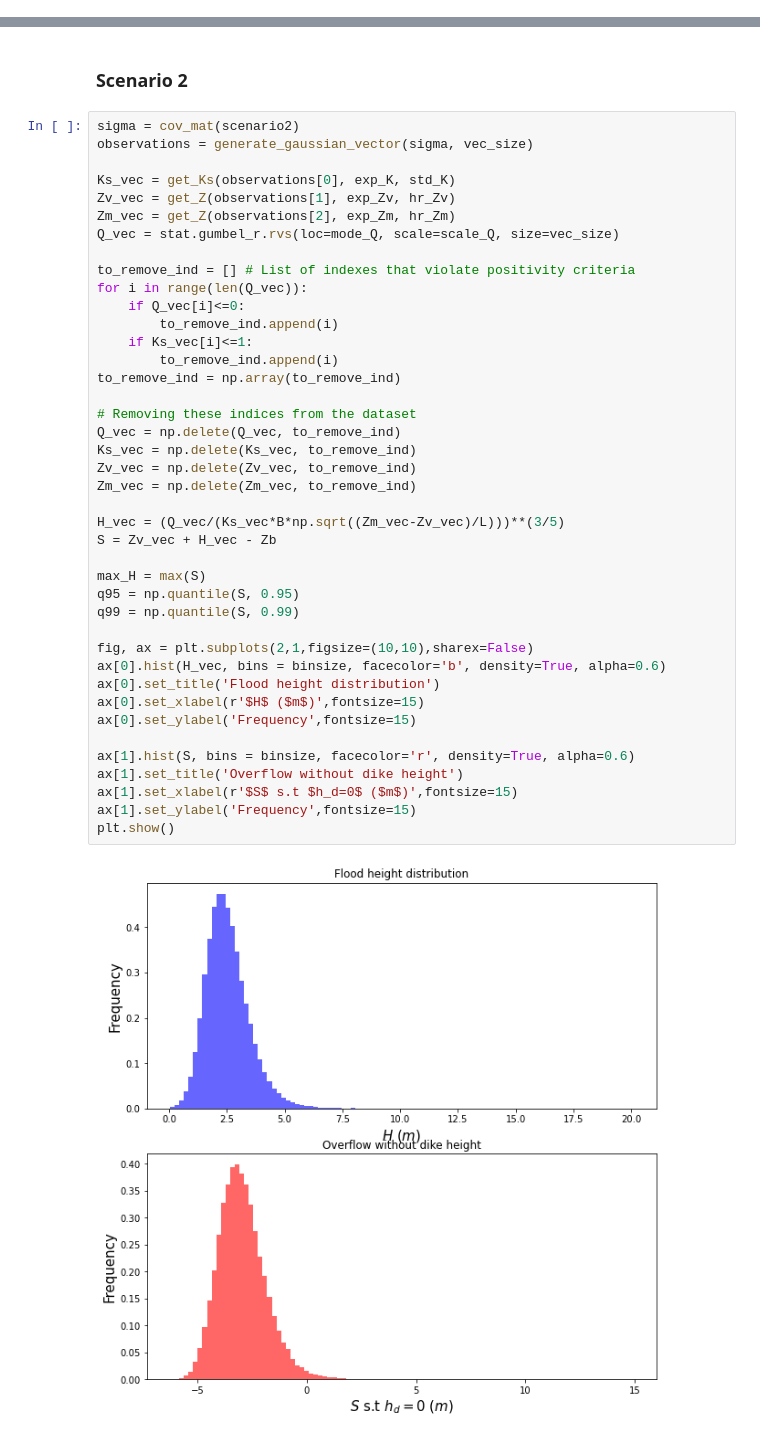
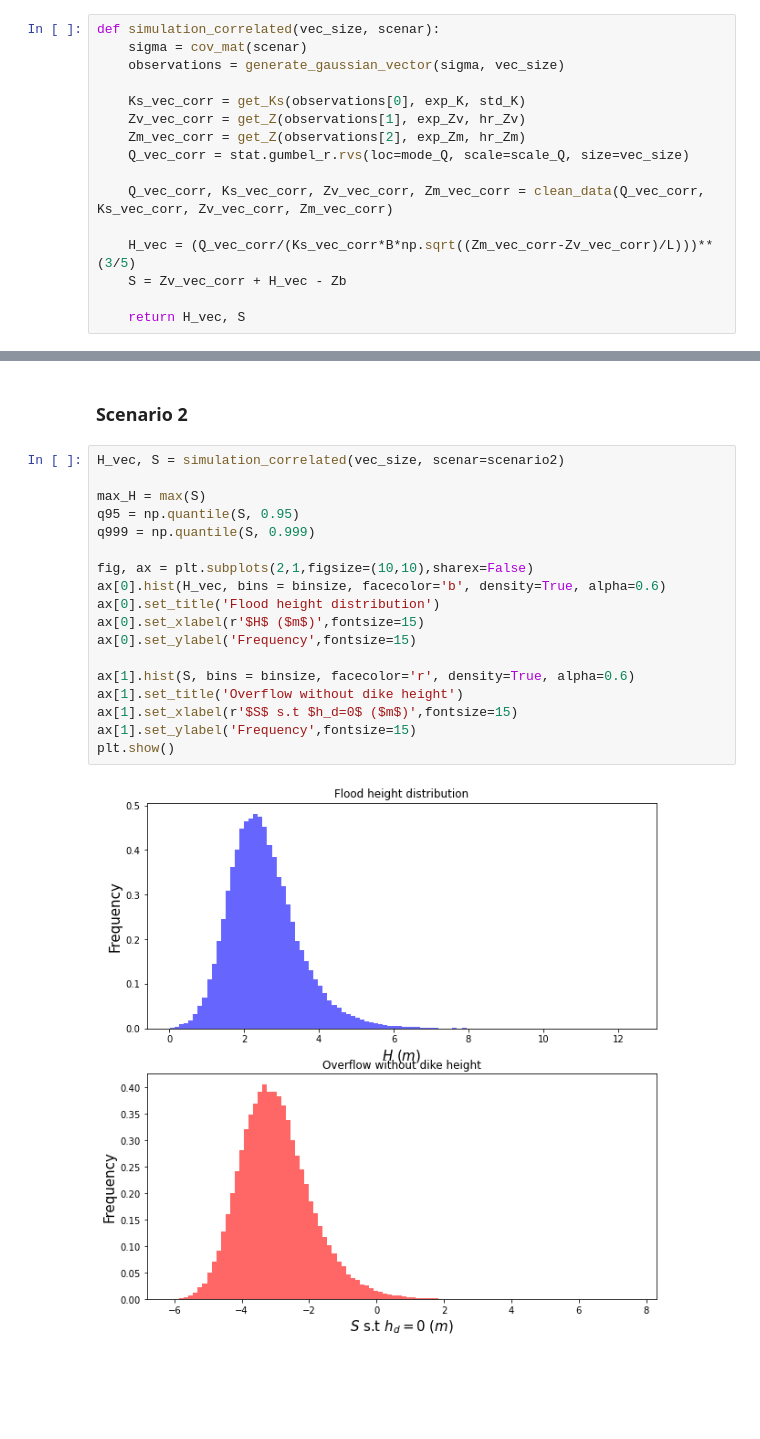
Before and after one commit to Stbn-antier/ST4-EI-EDF, a Jupyter notebook: Part2_Hydraulic_model.ipynb, the cells around one changed output, grey strips where cells are left out. Cells and saved outputs as stored; diff of their text form; blank space fills up the shorter version.

Commit message:
Robust simulation for intercorrelated scenario

```diff
--- a/Part2_Hydraulic_model.ipynb
+++ b/Part2_Hydraulic_model.ipynb
@@ -287,3 +289,19 @@ plt.show()
+# %%
+def simulation_correlated(vec_size, scenar):
+    sigma = cov_mat(scenar)
+    observations = generate_gaussian_vector(sigma, vec_size)
+
+    Ks_vec_corr = get_Ks(observations[0], exp_K, std_K)
+    Zv_vec_corr = get_Z(observations[1], exp_Zv, hr_Zv)
+    Zm_vec_corr = get_Z(observations[2], exp_Zm, hr_Zm)
+    Q_vec_corr = stat.gumbel_r.rvs(loc=mode_Q, scale=scale_Q, size=vec_size)
+
+    Q_vec_corr, Ks_vec_corr, Zv_vec_corr, Zm_vec_corr = clean_data(Q_vec_corr, Ks_vec_corr, Zv_vec_corr, Zm_vec_corr)
+
+    H_vec = (Q_vec_corr/(Ks_vec_corr*B*np.sqrt((Zm_vec_corr-Zv_vec_corr)/L)))**(3/5)
+    S = Zv_vec_corr + H_vec - Zb
+
+    return H_vec, S
 # %% [markdown]
 ### Scenario 1
 # %%
@@ -346,48 +368,25 @@ Maximum height :  16.041347849554484
 # %% [markdown]
 ### Scenario 2
 # %%
-sigma = cov_mat(scenario2)
-observations = generate_gaussian_vector(sigma, vec_size)
-
-Ks_vec = get_Ks(observations[0], exp_K, std_K)
-Zv_vec = get_Z(observations[1], exp_Zv, hr_Zv)
-Zm_vec = get_Z(observations[2], exp_Zm, hr_Zm)
-Q_vec = stat.gumbel_r.rvs(loc=mode_Q, scale=scale_Q, size=vec_size)
-
-to_remove_ind = [] # List of indexes that violate positivity criteria
-for i in range(len(Q_vec)):
-    if Q_vec[i]<=0:
-        to_remove_ind.append(i)
-    if Ks_vec[i]<=1:
-        to_remove_ind.append(i)
-to_remove_ind = np.array(to_remove_ind)
-
-# Removing these indices from the dataset
-Q_vec = np.delete(Q_vec, to_remove_ind)
-Ks_vec = np.delete(Ks_vec, to_remove_ind)
-Zv_vec = np.delete(Zv_vec, to_remove_ind)
-Zm_vec = np.delete(Zm_vec, to_remove_ind)
-
-H_vec = (Q_vec/(Ks_vec*B*np.sqrt((Zm_vec-Zv_vec)/L)))**(3/5)
-S = Zv_vec + H_vec - Zb
+H_vec, S = simulation_correlated(vec_size, scenar=scenario2)
 
 max_H = max(S)
 q95 = np.quantile(S, 0.95)
-q99 = np.quantile(S, 0.99)
+q999 = np.quantile(S, 0.999)
 
 fig, ax = plt.subplots(2,1,figsize=(10,10),sharex=False)
 ax[0].hist(H_vec, bins = binsize, facecolor='b', density=True, alpha=0.6)
 ax[0].set_title('Flood height distribution')
 ax[0].set_xlabel(r'$H$ ($m$)',fontsize=15)
 ax[0].set_ylabel('Frequency',fontsize=15)
 
 ax[1].hist(S, bins = binsize, facecolor='r', density=True, alpha=0.6)
 ax[1].set_title('Overflow without dike height')
 ax[1].set_xlabel(r'$S$ s.t $h_d=0$ ($m$)',fontsize=15)
 ax[1].set_ylabel('Frequency',fontsize=15)
 plt.show()
 # %% [output]
-[figure, old version]
+[figure, new version]
 # %%
 plt.figure()
 plt.hist(S, bins = binsize, facecolor='b', density=True, cumulative=True, alpha=0.6)
```
Also changed, not shown: parts of 15 cells of this notebook.
